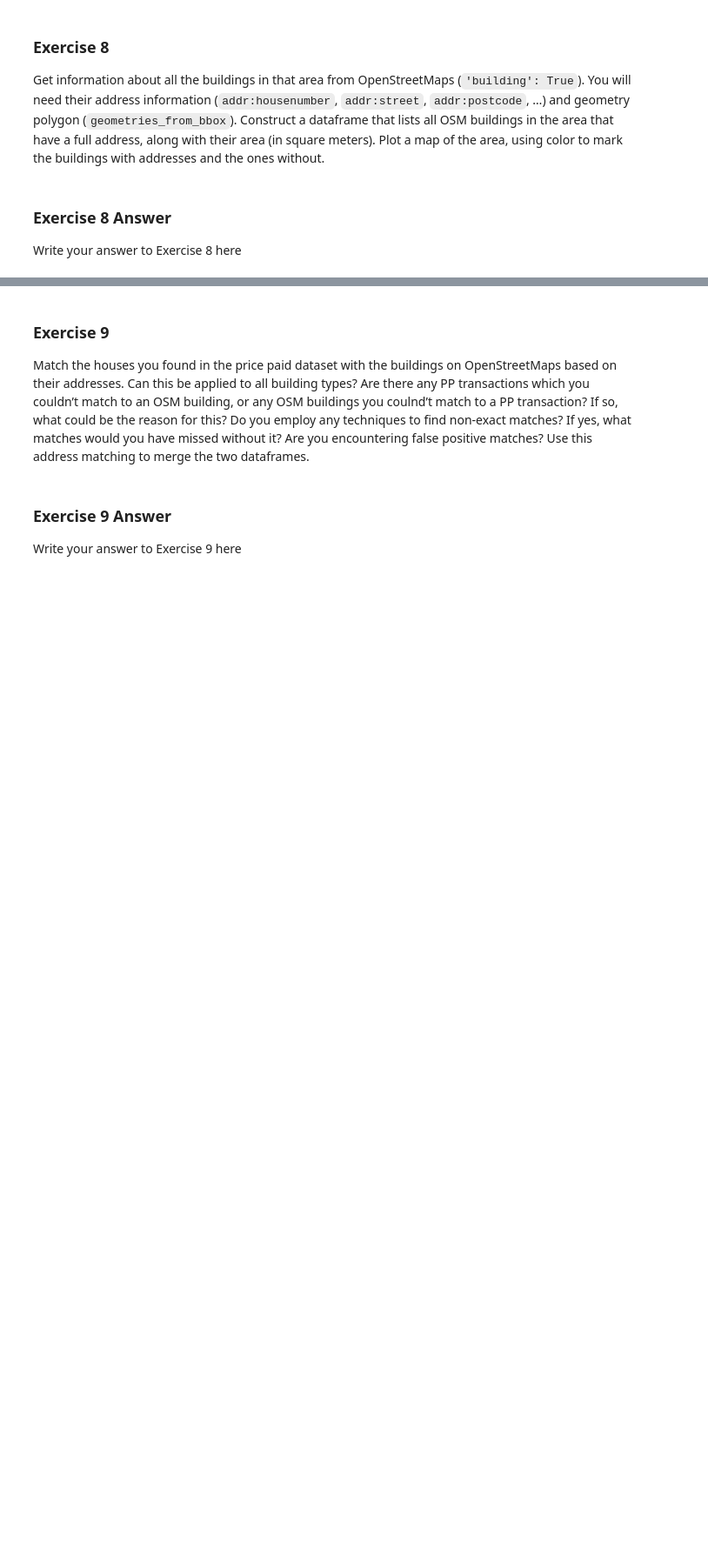
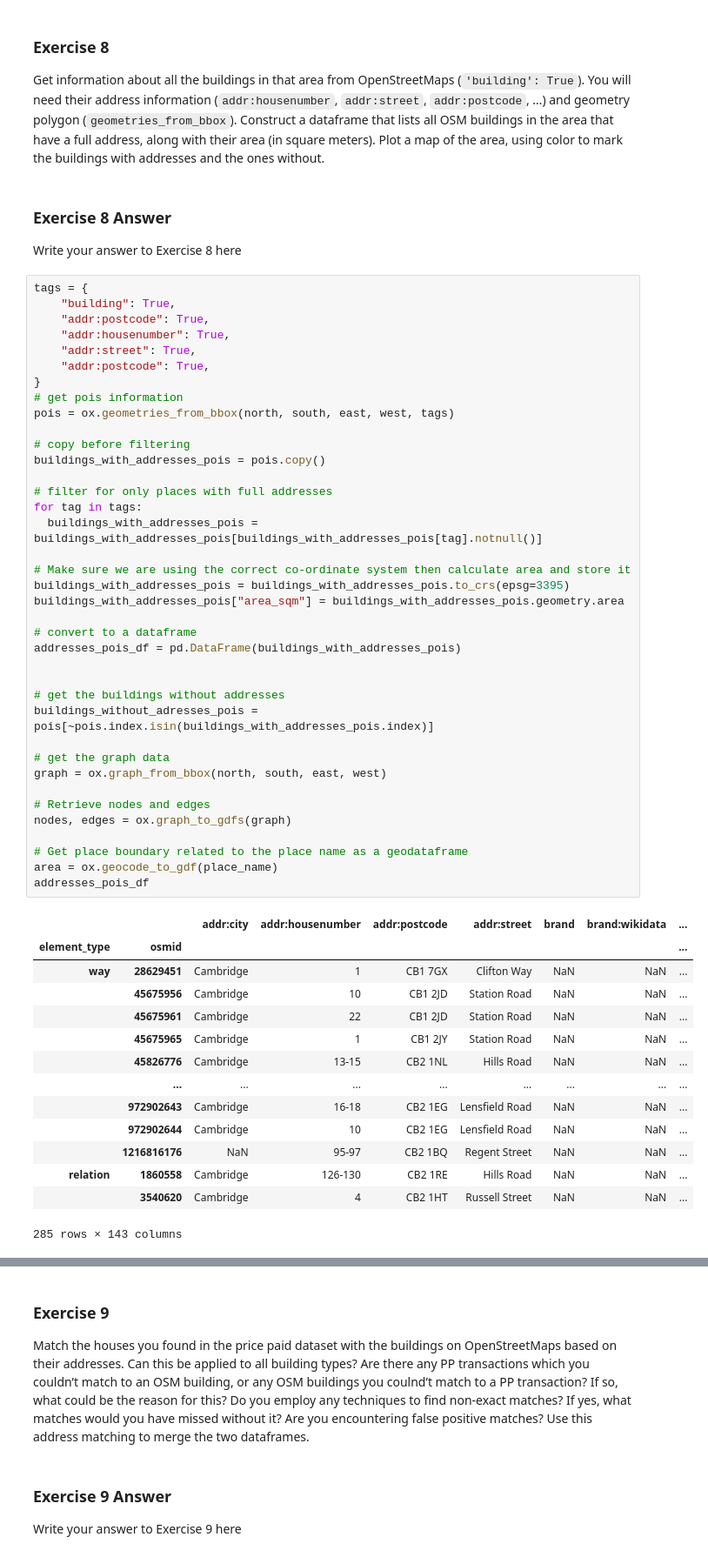
Before and after one commit to MatthewGregson123/fynesse_template, a Jupyter notebook: _notebooks/02_access_assess_geospatial.ipynb, the cells around one changed output, grey strips where cells are left out. Shown at 87% size. Drawn from its saved outputs; the diff is of its cells as text; blank space fills up the shorter version.

```diff
--- a/_notebooks/02_access_assess_geospatial.ipynb
+++ b/_notebooks/02_access_assess_geospatial.ipynb
@@ -1099,3 +1092,56 @@ buildings with addresses and the ones without.
 ### Exercise 8 Answer
 
 Write your answer to Exercise 8 here
+# %%
+tags = {
+    "building": True,
+    "addr:postcode": True,
+    "addr:housenumber": True,
+    "addr:street": True,
+    "addr:postcode": True,
+}
+# get pois information
+pois = ox.geometries_from_bbox(north, south, east, west, tags)
+
+# copy before filtering
+buildings_with_addresses_pois = pois.copy()
+
+# filter for only places with full addresses
+for tag in tags:
+  buildings_with_addresses_pois = buildings_with_addresses_pois[buildings_with_addresses_pois[tag].notnull()]
+
+# Make sure we are using the correct co-ordinate system then calculate area and store it
+buildings_with_addresses_pois = buildings_with_addresses_pois.to_crs(epsg=3395)
+buildings_with_addresses_pois["area_sqm"] = buildings_with_addresses_pois.geometry.area
+
+# convert to a dataframe
+addresses_pois_df = pd.DataFrame(buildings_with_addresses_pois)
+
+
+# get the buildings without addresses
+buildings_without_adresses_pois = pois[~pois.index.isin(buildings_with_addresses_pois.index)]
+
+# get the graph data
+graph = ox.graph_from_bbox(north, south, east, west)
+
+# Retrieve nodes and edges
+nodes, edges = ox.graph_to_gdfs(graph)
+
+# Get place boundary related to the place name as a geodataframe
+area = ox.geocode_to_gdf(place_name)
+addresses_pois_df
+# %% [output]
+|  |  | addr:city | addr:housenumber | addr:postcode | addr:street | brand | brand:wikidata | ... |
+| element_type | osmid |  |  |  |  |  |  | ... |
+| way | 28629451 | Cambridge | 1 | CB1 7GX | Clifton Way | NaN | NaN | ... |
+|  | 45675956 | Cambridge | 10 | CB1 2JD | Station Road | NaN | NaN | ... |
+|  | 45675961 | Cambridge | 22 | CB1 2JD | Station Road | NaN | NaN | ... |
+|  | 45675965 | Cambridge | 1 | CB1 2JY | Station Road | NaN | NaN | ... |
+|  | 45826776 | Cambridge | 13-15 | CB2 1NL | Hills Road | NaN | NaN | ... |
+|  | ... | ... | ... | ... | ... | ... | ... | ... |
+|  | 972902643 | Cambridge | 16-18 | CB2 1EG | Lensfield Road | NaN | NaN | ... |
+|  | 972902644 | Cambridge | 10 | CB2 1EG | Lensfield Road | NaN | NaN | ... |
+|  | 1216816176 | NaN | 95-97 | CB2 1BQ | Regent Street | NaN | NaN | ... |
+| relation | 1860558 | Cambridge | 126-130 | CB2 1RE | Hills Road | NaN | NaN | ... |
+|  | 3540620 | Cambridge | 4 | CB2 1HT | Russell Street | NaN | NaN | ... |
+285 rows × 143 columns
```
Also changed, not shown: parts of 12 cells of this notebook.
